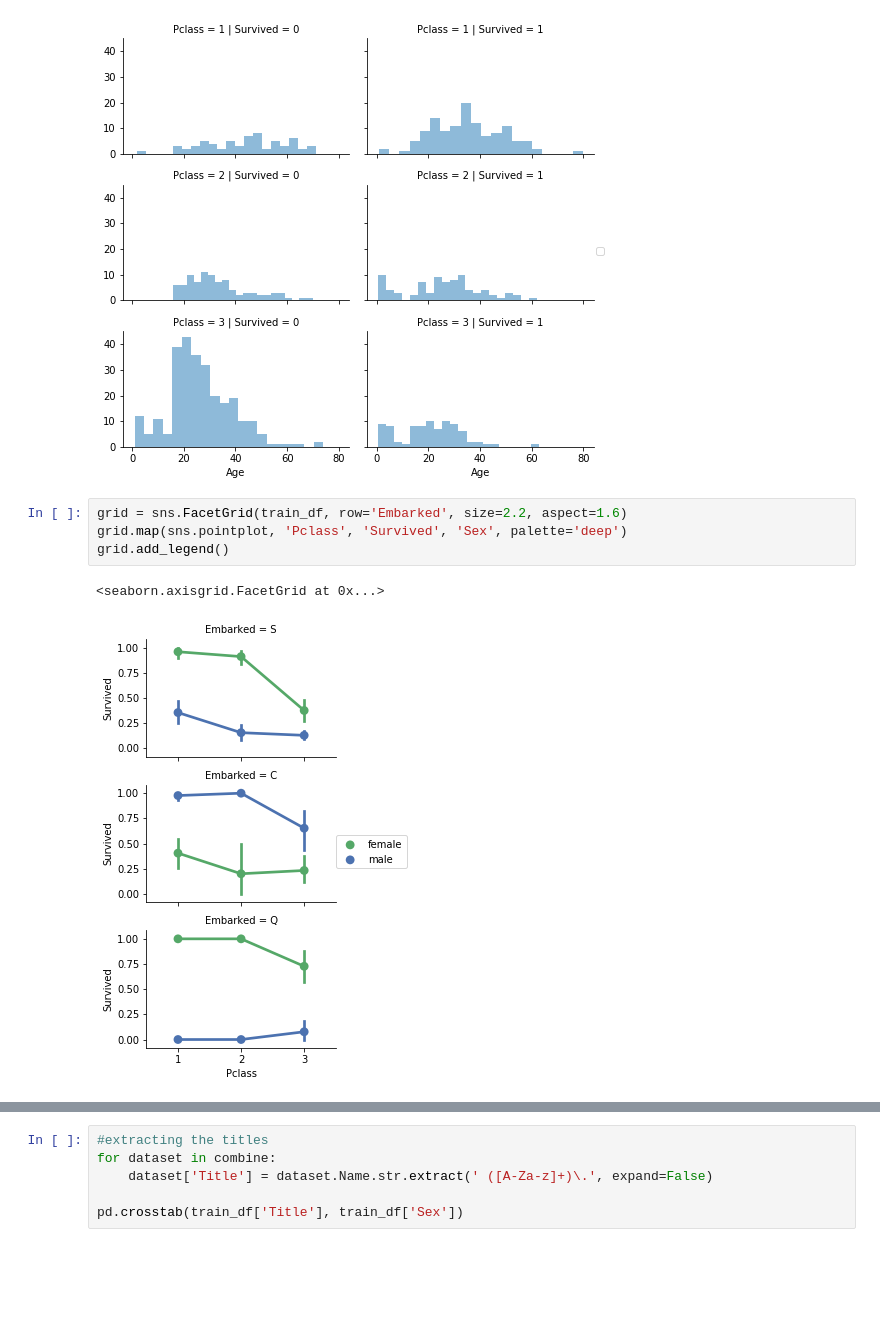
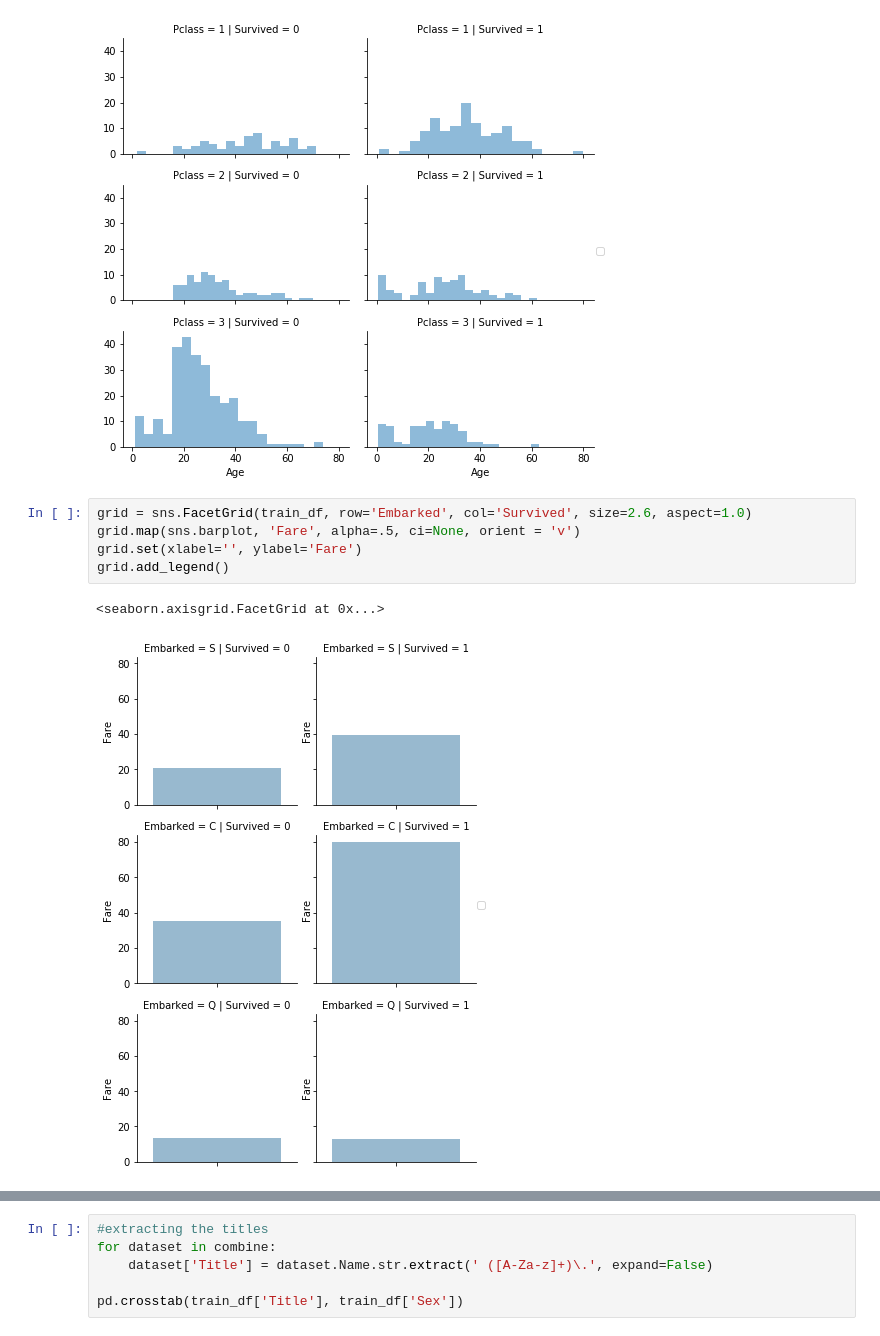
Before and after one commit to Ian-Dzindo01/Titanic_ML, a Jupyter notebook: Titanic_Kaggle_Project.ipynb, the cells around one changed output, grey strips where cells are left out. Saved outputs shown, nothing was run; the diff lists cells and outputs as text; blank space fills up the shorter version.

```diff
--- a/Titanic_Kaggle_Project.ipynb
+++ b/Titanic_Kaggle_Project.ipynb
@@ -129,9 +129,10 @@ grid.add_legend()
 <seaborn.axisgrid.FacetGrid at 0x...>
 [figure]
 # %%
-grid = sns.FacetGrid(train_df, row='Embarked', size=2.2, aspect=1.6)
-grid.map(sns.pointplot, 'Pclass', 'Survived', 'Sex', palette='deep')
+grid = sns.FacetGrid(train_df, row='Embarked', col='Survived', size=2.6, aspect=1.0)
+grid.map(sns.barplot, 'Fare', alpha=.5, ci=None, orient = 'v')
+grid.set(xlabel='', ylabel='Fare')
 grid.add_legend()
 # %% [output]
 <seaborn.axisgrid.FacetGrid at 0x...>
-[figure, old version]
+[figure, new version]
```
Also changed, not shown: parts of 23 cells of this notebook.
